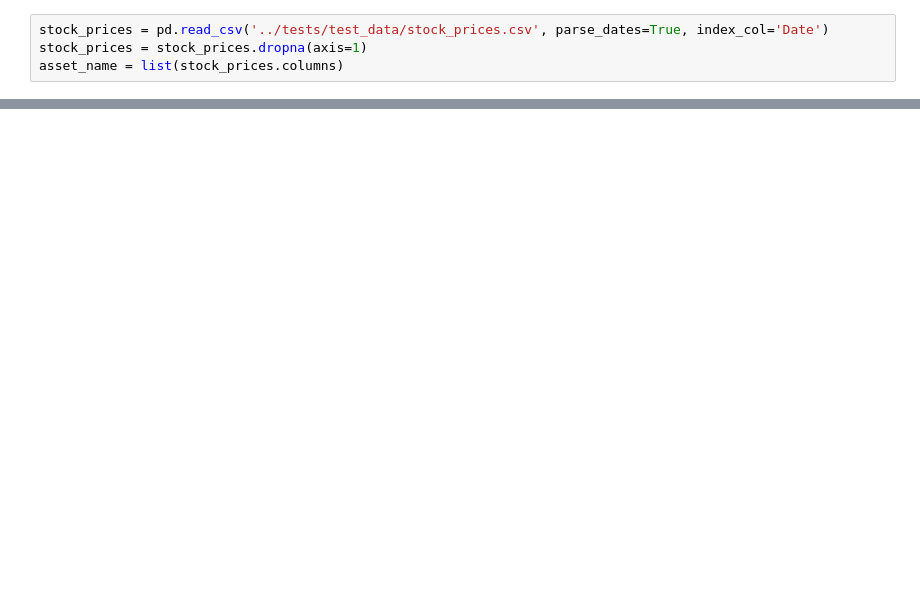
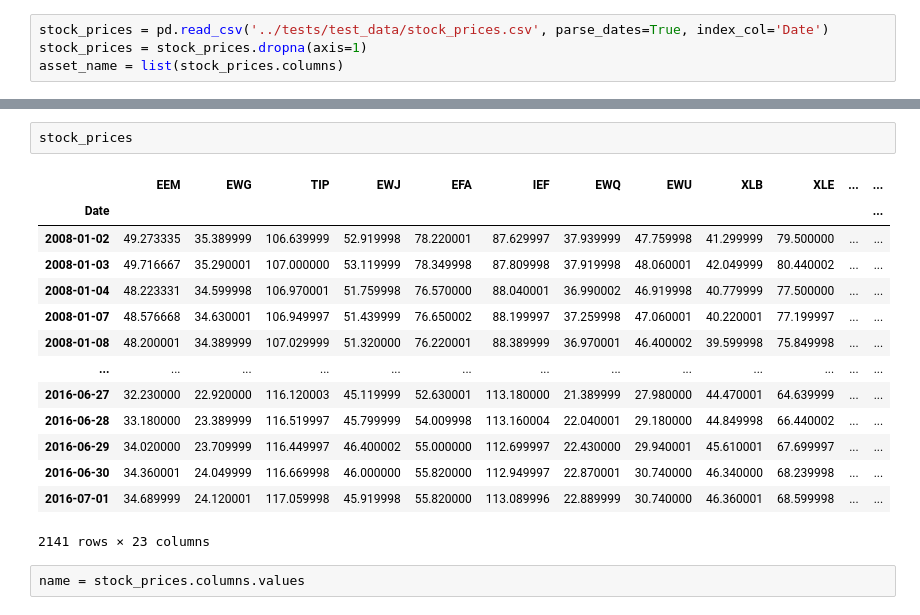
Before and after one commit to hudson-and-thames/mlfinlab, a Jupyter notebook: mlfinlab/online_portfolio_selection/testing.ipynb, the cells around one changed output, grey strips where cells are left out. Drawn from its saved outputs; the diff is of its cells as text; blank space fills up the shorter version.

```diff
--- a/mlfinlab/online_portfolio_selection/testing.ipynb
+++ b/mlfinlab/online_portfolio_selection/testing.ipynb
@@ -33,0 +75,19 @@ bah.weights
+# %%
+stock_prices
+# %% [output]
+|  | EEM | EWG | TIP | EWJ | EFA | IEF | EWQ | EWU | XLB | XLE | ... | ... |
+| Date |  |  |  |  |  |  |  |  |  |  |  | ... |
+| 2008-01-02 | 49.273335 | 35.389999 | 106.639999 | 52.919998 | 78.220001 | 87.629997 | 37.939999 | 47.759998 | 41.299999 | 79.500000 | ... | ... |
+| 2008-01-03 | 49.716667 | 35.290001 | 107.000000 | 53.119999 | 78.349998 | 87.809998 | 37.919998 | 48.060001 | 42.049999 | 80.440002 | ... | ... |
+| 2008-01-04 | 48.223331 | 34.599998 | 106.970001 | 51.759998 | 76.570000 | 88.040001 | 36.990002 | 46.919998 | 40.779999 | 77.500000 | ... | ... |
+| 2008-01-07 | 48.576668 | 34.630001 | 106.949997 | 51.439999 | 76.650002 | 88.199997 | 37.259998 | 47.060001 | 40.220001 | 77.199997 | ... | ... |
+| 2008-01-08 | 48.200001 | 34.389999 | 107.029999 | 51.320000 | 76.220001 | 88.389999 | 36.970001 | 46.400002 | 39.599998 | 75.849998 | ... | ... |
+| ... | ... | ... | ... | ... | ... | ... | ... | ... | ... | ... | ... | ... |
+| 2016-06-27 | 32.230000 | 22.920000 | 116.120003 | 45.119999 | 52.630001 | 113.180000 | 21.389999 | 27.980000 | 44.470001 | 64.639999 | ... | ... |
+| 2016-06-28 | 33.180000 | 23.389999 | 116.519997 | 45.799999 | 54.009998 | 113.160004 | 22.040001 | 29.180000 | 44.849998 | 66.440002 | ... | ... |
+| 2016-06-29 | 34.020000 | 23.709999 | 116.449997 | 46.400002 | 55.000000 | 112.699997 | 22.430000 | 29.940001 | 45.610001 | 67.699997 | ... | ... |
+| 2016-06-30 | 34.360001 | 24.049999 | 116.669998 | 46.000000 | 55.820000 | 112.949997 | 22.870001 | 30.740000 | 46.340000 | 68.239998 | ... | ... |
+| 2016-07-01 | 34.689999 | 24.120001 | 117.059998 | 45.919998 | 55.820000 | 113.089996 | 22.889999 | 30.740000 | 46.360001 | 68.599998 | ... | ... |
+2141 rows × 23 columns
+# %%
+name = stock_prices.columns.values
```
Also changed, not shown: parts of 16 cells of this notebook, 6 other files.
